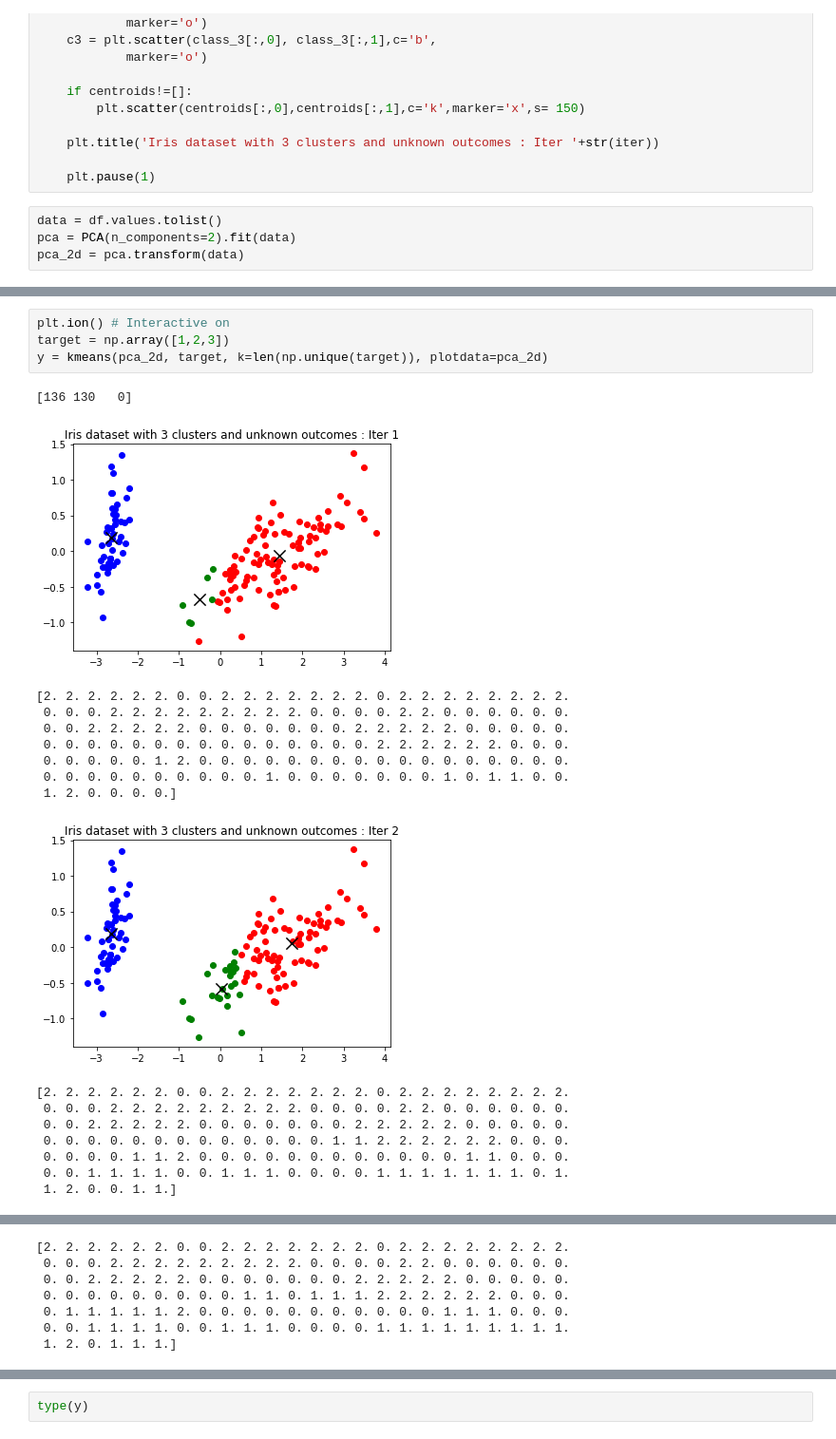
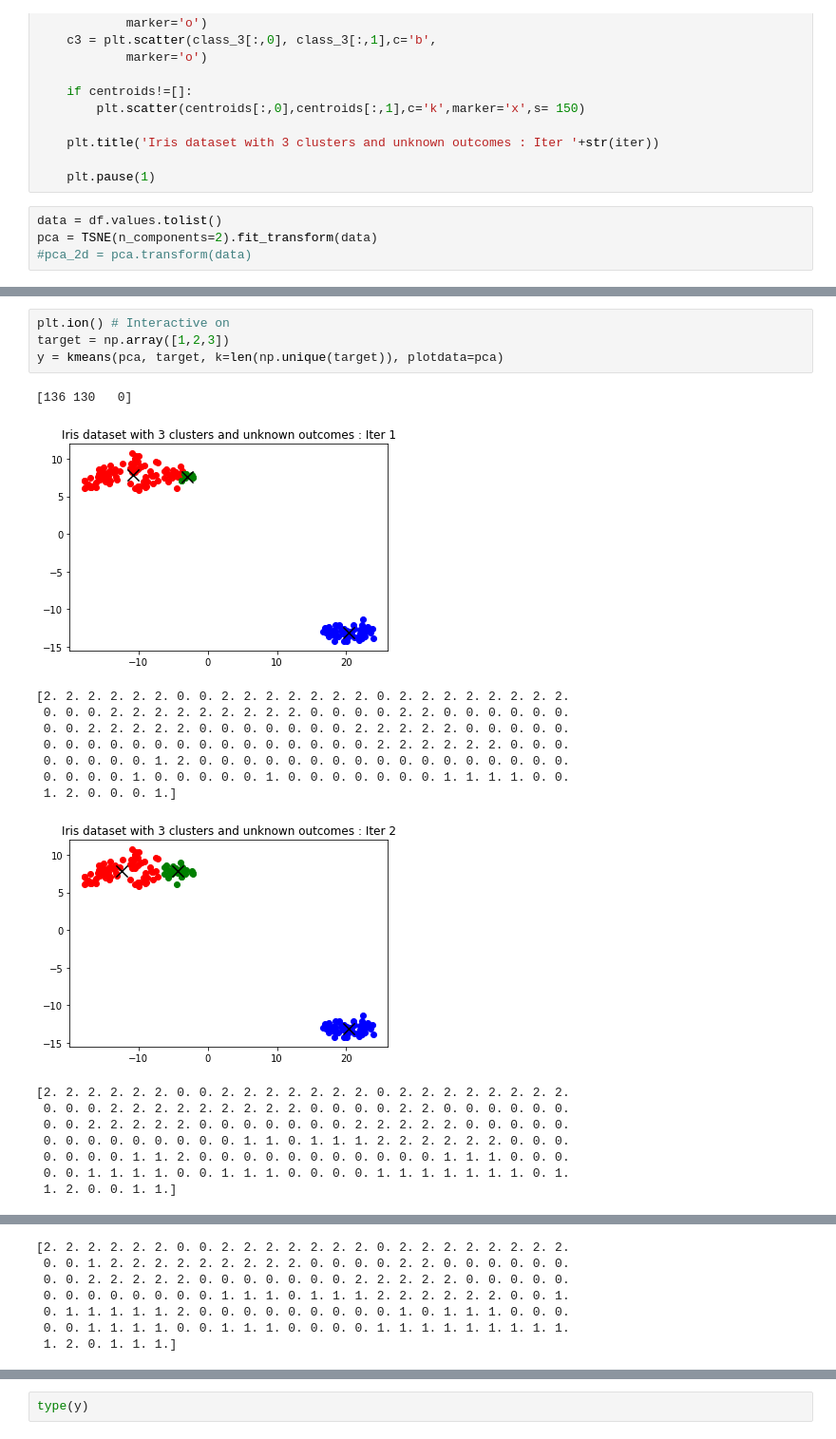
Before and after one commit to will-io/DataMining_AND_MachineLearning, a Jupyter notebook: HW4/HW4_Esquivel-Lopez/Src/phase1-3.ipynb, the cells around one changed output, grey strips where cells are left out. Shown: that part at 95% size. Drawn from its saved outputs; the diff is of its cells as text.

Commit message:
use TSNE

```diff
--- a/HW4/HW4_Esquivel-Lopez/Src/phase1-3.ipynb
+++ b/HW4/HW4_Esquivel-Lopez/Src/phase1-3.ipynb
@@ -118,5 +119,5 @@ def plotme(data, target, centroids=[], legends=False, iter=None,clear=False):
     plt.pause(1)
 # %%
 data = df.values.tolist()
-pca = PCA(n_components=2).fit(data)
-pca_2d = pca.transform(data)
+pca = TSNE(n_components=2).fit_transform(data)
+#pca_2d = pca.transform(data)
@@ -143,22 +126,22 @@ array([[-2.38386932,  1.34475434],
 # %%
 plt.ion() # Interactive on
 target = np.array([1,2,3])
-y = kmeans(pca_2d, target, k=len(np.unique(target)), plotdata=pca_2d)
+y = kmeans(pca, target, k=len(np.unique(target)), plotdata=pca)
 # %% [output]
 [136 130   0]
-[figure, old version]
+[figure, new version]
 [2. 2. 2. 2. 2. 2. 0. 0. 2. 2. 2. 2. 2. 2. 2. 0. 2. 2. 2. 2. 2. 2. 2. 2.
  0. 0. 0. 2. 2. 2. 2. 2. 2. 2. 2. 2. 0. 0. 0. 0. 2. 2. 0. 0. 0. 0. 0. 0.
  0. 0. 2. 2. 2. 2. 2. 0. 0. 0. 0. 0. 0. 0. 2. 2. 2. 2. 2. 0. 0. 0. 0. 0.
  0. 0. 0. 0. 0. 0. 0. 0. 0. 0. 0. 0. 0. 0. 0. 2. 2. 2. 2. 2. 2. 0. 0. 0.
  0. 0. 0. 0. 0. 1. 2. 0. 0. 0. 0. 0. 0. 0. 0. 0. 0. 0. 0. 0. 0. 0. 0. 0.
- 0. 0. 0. 0. 0. 0. 0. 0. 0. 0. 1. 0. 0. 0. 0. 0. 0. 0. 1. 0. 1. 1. 0. 0.
- 1. 2. 0. 0. 0. 0.]
+ 0. 0. 0. 0. 1. 0. 0. 0. 0. 0. 1. 0. 0. 0. 0. 0. 0. 0. 1. 1. 1. 1. 0. 0.
+ 1. 2. 0. 0. 0. 1.]
-[figure, old version]
+[figure, new version]
 [2. 2. 2. 2. 2. 2. 0. 0. 2. 2. 2. 2. 2. 2. 2. 0. 2. 2. 2. 2. 2. 2. 2. 2.
  0. 0. 0. 2. 2. 2. 2. 2. 2. 2. 2. 2. 0. 0. 0. 0. 2. 2. 0. 0. 0. 0. 0. 0.
  0. 0. 2. 2. 2. 2. 2. 0. 0. 0. 0. 0. 0. 0. 2. 2. 2. 2. 2. 0. 0. 0. 0. 0.
- 0. 0. 0. 0. 0. 0. 0. 0. 0. 0. 0. 0. 0. 1. 1. 2. 2. 2. 2. 2. 2. 0. 0. 0.
- 0. 0. 0. 0. 1. 1. 2. 0. 0. 0. 0. 0. 0. 0. 0. 0. 0. 0. 0. 1. 1. 0. 0. 0.
+ 0. 0. 0. 0. 0. 0. 0. 0. 0. 1. 1. 0. 1. 1. 1. 2. 2. 2. 2. 2. 2. 0. 0. 0.
+ 0. 0. 0. 0. 1. 1. 2. 0. 0. 0. 0. 0. 0. 0. 0. 0. 0. 0. 1. 1. 1. 0. 0. 0.
  0. 0. 1. 1. 1. 1. 0. 0. 1. 1. 1. 0. 0. 0. 0. 1. 1. 1. 1. 1. 1. 1. 0. 1.
  1. 2. 0. 0. 1. 1.]
@@ -166,7 +149,7 @@ y = kmeans(pca_2d, target, k=len(np.unique(target)), plotdata=pca_2d)
 [2. 2. 2. 2. 2. 2. 0. 0. 2. 2. 2. 2. 2. 2. 2. 0. 2. 2. 2. 2. 2. 2. 2. 2.
- 0. 0. 0. 2. 2. 2. 2. 2. 2. 2. 2. 2. 0. 0. 0. 0. 2. 2. 0. 0. 0. 0. 0. 0.
+ 0. 0. 1. 2. 2. 2. 2. 2. 2. 2. 2. 2. 0. 0. 0. 0. 2. 2. 0. 0. 0. 0. 0. 0.
  0. 0. 2. 2. 2. 2. 2. 0. 0. 0. 0. 0. 0. 0. 2. 2. 2. 2. 2. 0. 0. 0. 0. 0.
- 0. 0. 0. 0. 0. 0. 0. 0. 0. 1. 1. 0. 1. 1. 1. 2. 2. 2. 2. 2. 2. 0. 0. 0.
- 0. 1. 1. 1. 1. 1. 2. 0. 0. 0. 0. 0. 0. 0. 0. 0. 0. 0. 1. 1. 1. 0. 0. 0.
+ 0. 0. 0. 0. 0. 0. 0. 0. 1. 1. 1. 0. 1. 1. 1. 2. 2. 2. 2. 2. 2. 0. 0. 1.
+ 0. 1. 1. 1. 1. 1. 2. 0. 0. 0. 0. 0. 0. 0. 0. 0. 1. 0. 1. 1. 1. 0. 0. 0.
  0. 0. 1. 1. 1. 1. 0. 0. 1. 1. 1. 0. 0. 0. 0. 1. 1. 1. 1. 1. 1. 1. 1. 1.
  1. 2. 0. 1. 1. 1.]
```
Also changed, not shown: parts of 7 cells of this notebook, 5 other files.
